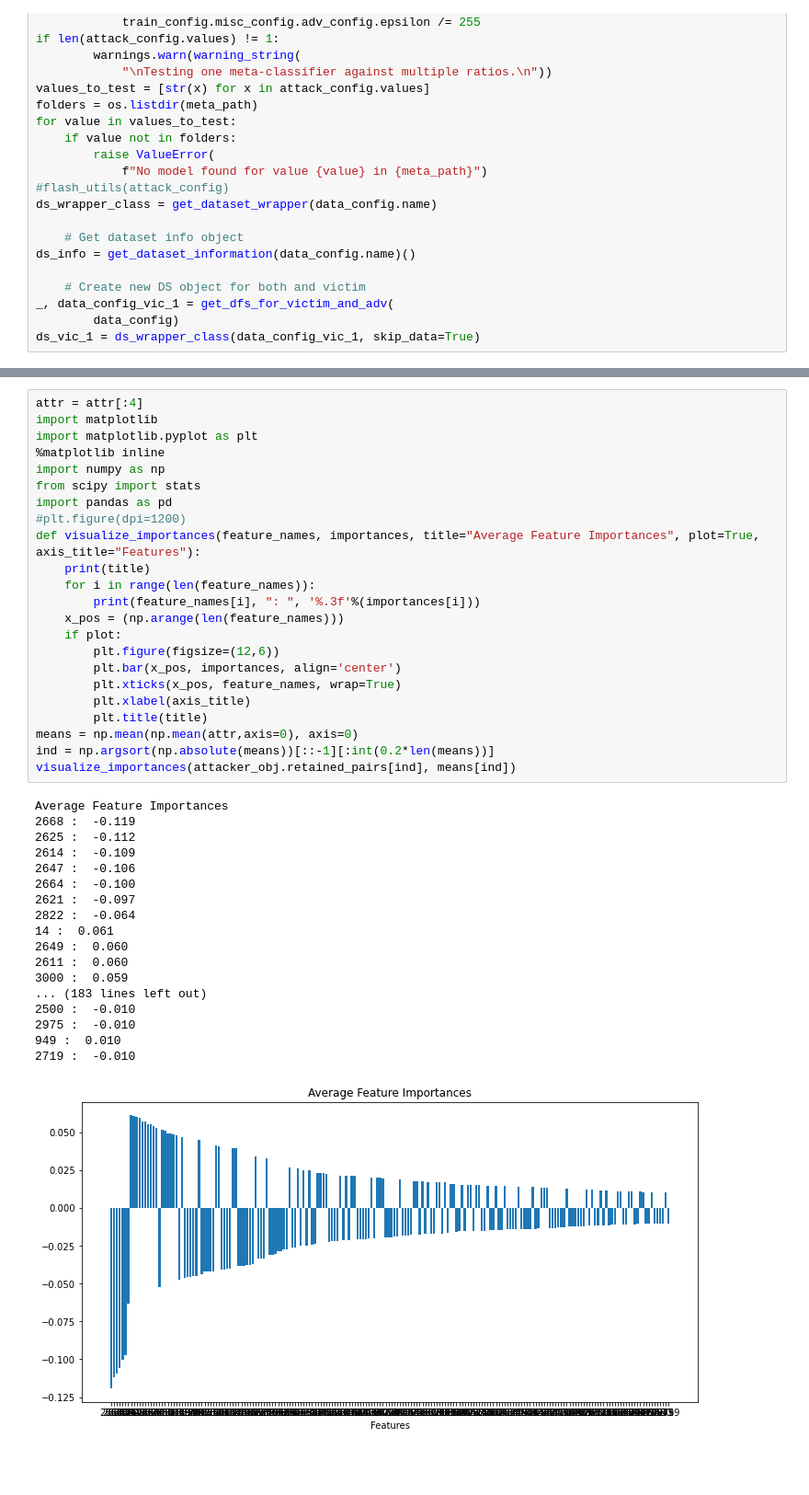
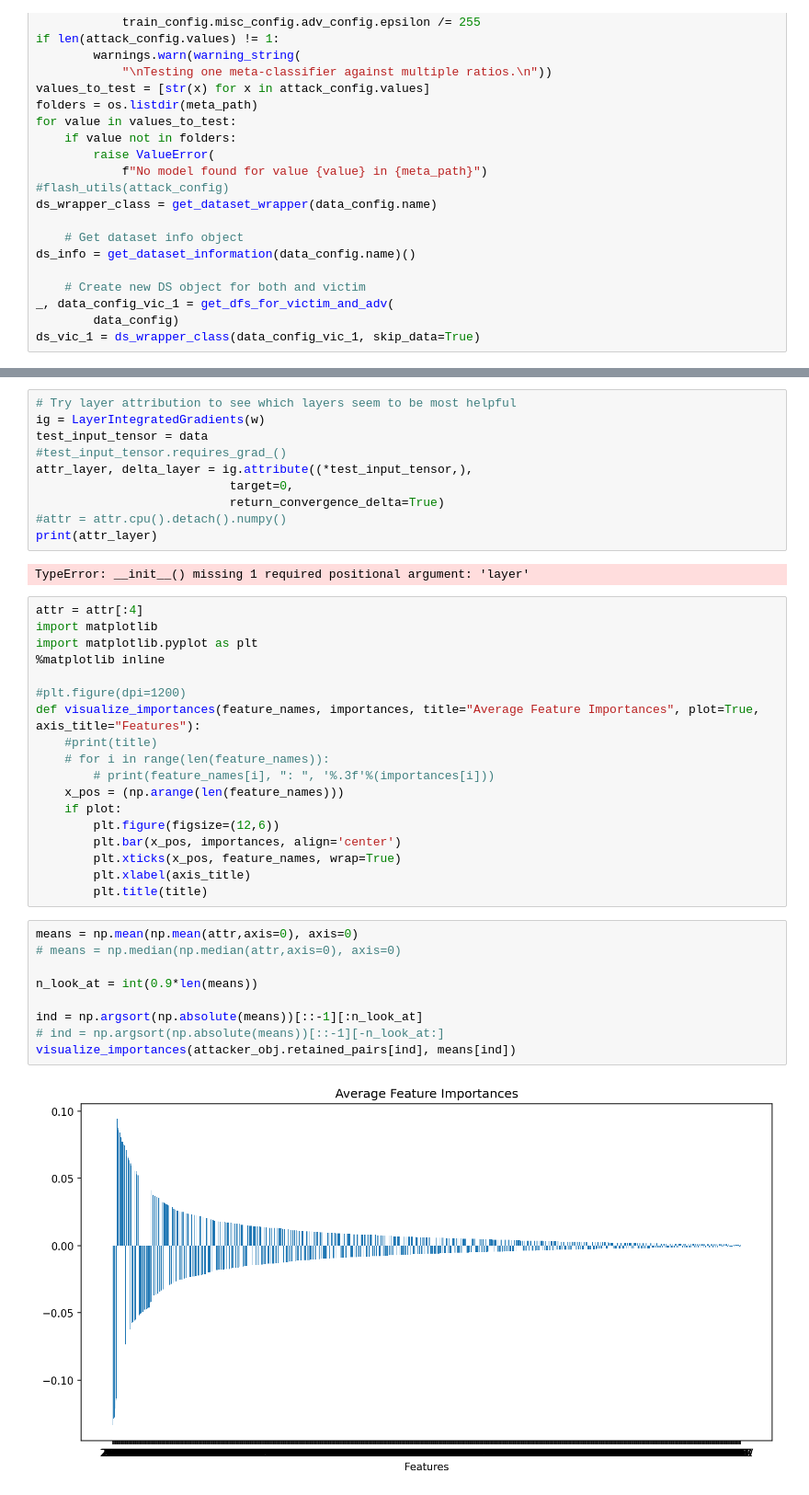
Before and after one commit to iamgroot42/dissecting_dist_inf, a Jupyter notebook: experiments/interpretability_amc.ipynb, the cells around one changed output, grey strips where cells are left out. Shown: that part at 92% size. Drawn from its saved outputs; the diff is of its cells as text; blank space fills up the shorter version.

```diff
--- a/experiments/interpretability_amc.ipynb
+++ b/experiments/interpretability_amc.ipynb
@@ -163,16 +177,26 @@ attr = [x.cpu().detach().numpy() for x in attr]
+# %%
+# Try layer attribution to see which layers seem to be most helpful
+ig = LayerIntegratedGradients(w)
+test_input_tensor = data
+#test_input_tensor.requires_grad_()
+attr_layer, delta_layer = ig.attribute((*test_input_tensor,),
+                           target=0,
+                           return_convergence_delta=True)
+#attr = attr.cpu().detach().numpy()
+print(attr_layer)
+# %% [output]
+TypeError: __init__() missing 1 required positional argument: 'layer'
 # %%
 attr = attr[:4]
 import matplotlib
 import matplotlib.pyplot as plt
 %matplotlib inline
-import numpy as np
-from scipy import stats
-import pandas as pd
+
 #plt.figure(dpi=1200)
 def visualize_importances(feature_names, importances, title="Average Feature Importances", plot=True, axis_title="Features"):
-    print(title)
-    for i in range(len(feature_names)):
-        print(feature_names[i], ": ", '%.3f'%(importances[i]))
+    #print(title)
+    # for i in range(len(feature_names)):
+        # print(feature_names[i], ": ", '%.3f'%(importances[i]))
     x_pos = (np.arange(len(feature_names)))
     if plot:
         plt.figure(figsize=(12,6))
@@ -180,25 +204,14 @@ def visualize_importances(feature_names, importances, title="Average Feature Imp
         plt.xticks(x_pos, feature_names, wrap=True)
         plt.xlabel(axis_title)
         plt.title(title)
-means = np.mean(np.mean(attr,axis=0), axis=0)
-ind = np.argsort(np.absolute(means))[::-1][:int(0.2*len(means))]
-visualize_importances(attacker_obj.retained_pairs[ind], means[ind])
-# %% [output]
-Average Feature Importances
-2668 :  -0.119
-2625 :  -0.112
-2614 :  -0.109
-2647 :  -0.106
-2664 :  -0.100
-2621 :  -0.097
-2822 :  -0.064
-14 :  0.061
-2649 :  0.060
-2611 :  0.060
-3000 :  0.059
-... (183 lines left out)
-2500 :  -0.010
-2975 :  -0.010
-949 :  0.010
-2719 :  -0.010
-[figure, removed]
+# %%
+means = np.mean(np.mean(attr,axis=0), axis=0)
+# means = np.median(np.median(attr,axis=0), axis=0)
+
+n_look_at = int(0.9*len(means))
+
+ind = np.argsort(np.absolute(means))[::-1][:n_look_at]
+# ind = np.argsort(np.absolute(means))[::-1][-n_look_at:]
+visualize_importances(attacker_obj.retained_pairs[ind], means[ind])
+# %% [output]
+[figure, added]
```
Also changed, not shown: parts of 17 cells of this notebook.
